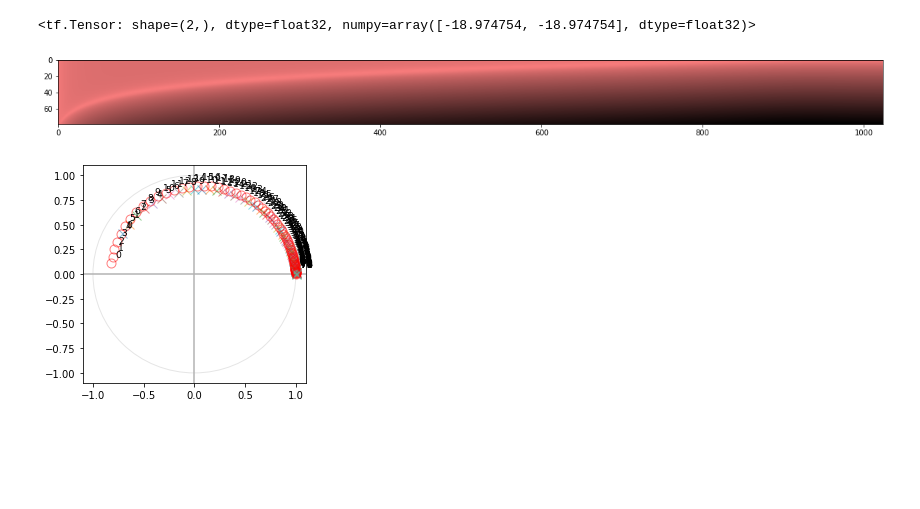
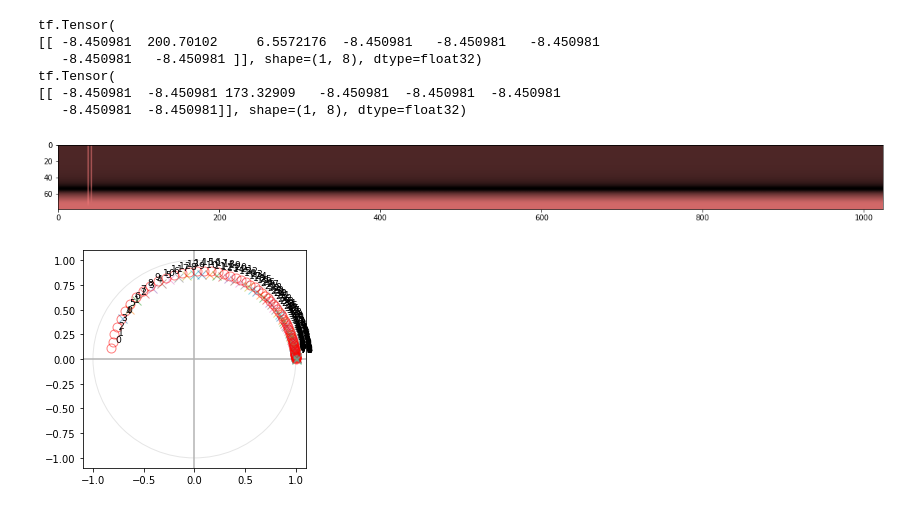
Before and after one commit to google-research/korvapuusti, a Jupyter notebook: experiments/partial_loudness/analysis/jupyter/TensorEars.ipynb, the cells around one changed output. Cells and saved outputs as stored; diff of their text form; code cells hidden in the pictures; blank space fills up the shorter version.

Commit message:
Fixed bugs in the SNR image output.

```diff
--- a/experiments/partial_loudness/analysis/jupyter/TensorEars.ipynb
+++ b/experiments/partial_loudness/analysis/jupyter/TensorEars.ipynb
@@ -379,14 +407,22 @@ class LoudnessPredictorLayer(tf.keras.layers.Layer):
-# %%
-lp = LoudnessPredictorLayer(freq_range=(990,1010))
-lp.call(tf.ones([2,16], dtype=tf.float32))
-# %% [output]
-<tf.Tensor: shape=(2,), dtype=float32, numpy=array([-18.974754, -18.974754], dtype=float32)>
+# %%
+lp = LoudnessPredictorLayer()
+s0 = tf.convert_to_tensor([0.0,2,1,0,0,0,0,0])
+s1 = tf.convert_to_tensor([0.0,0,1,0,0,0,0,0])
+print(lp(tf.expand_dims(s0, 0)))
+print(lp(tf.expand_dims(s1, 0)))
+# %% [output]
+tf.Tensor(
+[[ -8.450981  200.70102     6.5572176  -8.450981   -8.450981   -8.450981
+   -8.450981   -8.450981 ]], shape=(1, 8), dtype=float32)
+tf.Tensor(
+[[ -8.450981  -8.450981 173.32909   -8.450981  -8.450981  -8.450981
+   -8.450981  -8.450981]], shape=(1, 8), dtype=float32)
 # %%
 ear = EarSNRLayer()
-inputs = np.ones([2048], dtype=np.complex128)
+inputs = experiment_result_to_example(example1)
 ear.plot_outputs(inputs)
 # %% [output]
-[figure, old version]
+[figure, new version]
 # %%
 cl = CARLayer(erb_per_step=0.5)
 cl.plot()
```
Also changed, not shown: parts of 5 cells of this notebook.
